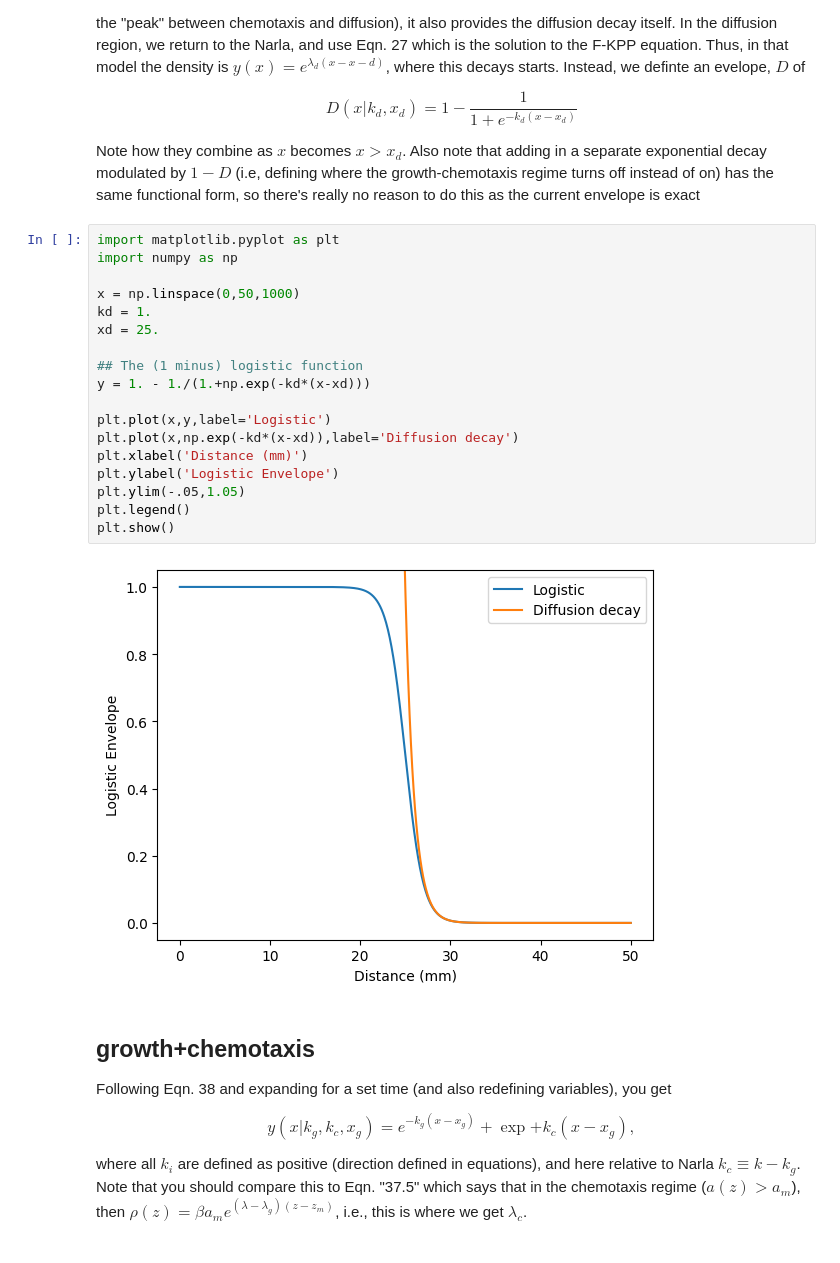
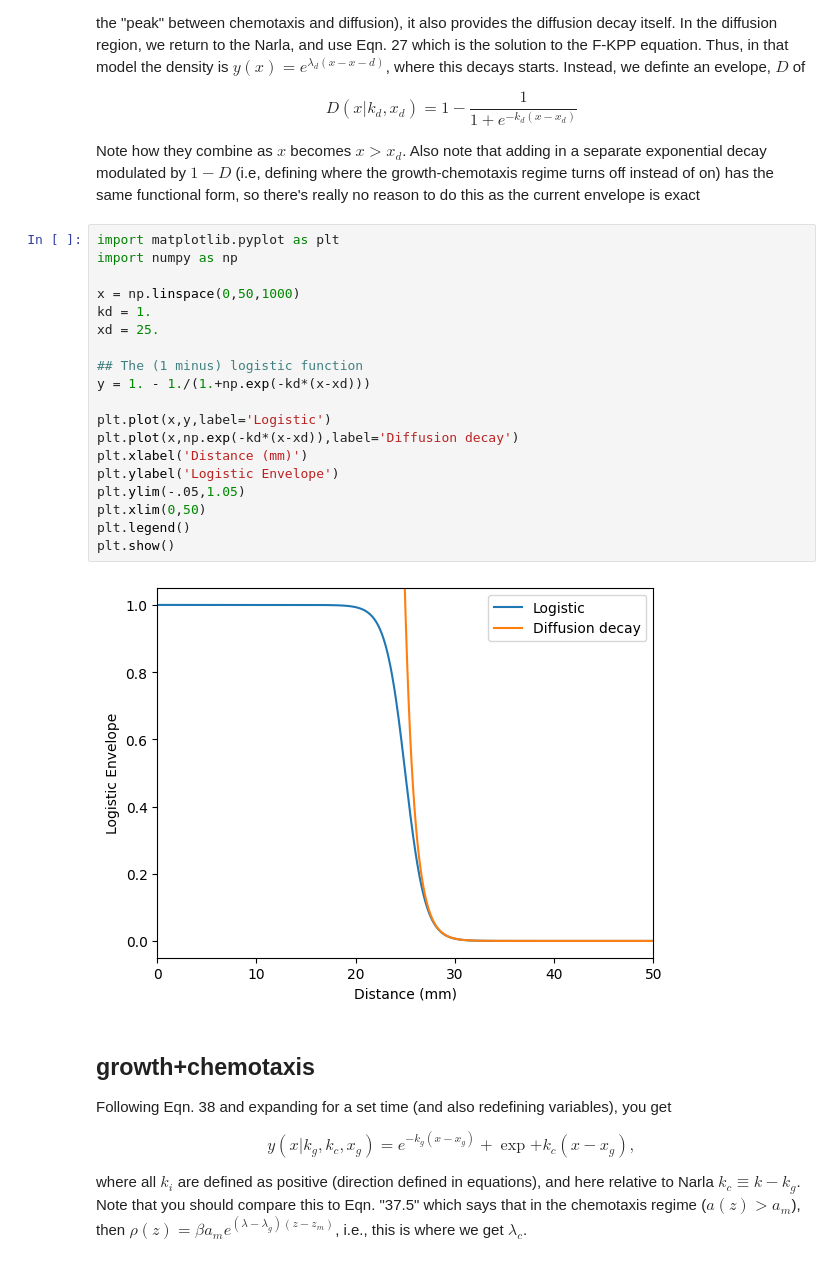
Before and after one commit to ckinzthompson/qcquant, a Jupyter notebook: math_thoughts.ipynb, the cells around one changed output. Cells and saved outputs as stored; diff of their text form.

```diff
--- a/math_thoughts.ipynb
+++ b/math_thoughts.ipynb
@@ -50,23 +50,24 @@ Note how they combine as $x$ becomes $x>x_d$. Also note that adding in a separat
 # %%
 import matplotlib.pyplot as plt
 import numpy as np
 
 x = np.linspace(0,50,1000)
 kd = 1.
 xd = 25.
 
 ## The (1 minus) logistic function
 y = 1. - 1./(1.+np.exp(-kd*(x-xd)))
 
 plt.plot(x,y,label='Logistic')
 plt.plot(x,np.exp(-kd*(x-xd)),label='Diffusion decay')
 plt.xlabel('Distance (mm)')
 plt.ylabel('Logistic Envelope')
 plt.ylim(-.05,1.05)
+plt.xlim(0,50)
 plt.legend()
 plt.show()
 # %% [output]
-[figure, old version]
+[figure, new version]
 # %% [markdown]
 
 ## growth+chemotaxis
```
Also changed, not shown: parts of 2 cells of this notebook, 2 other files.
